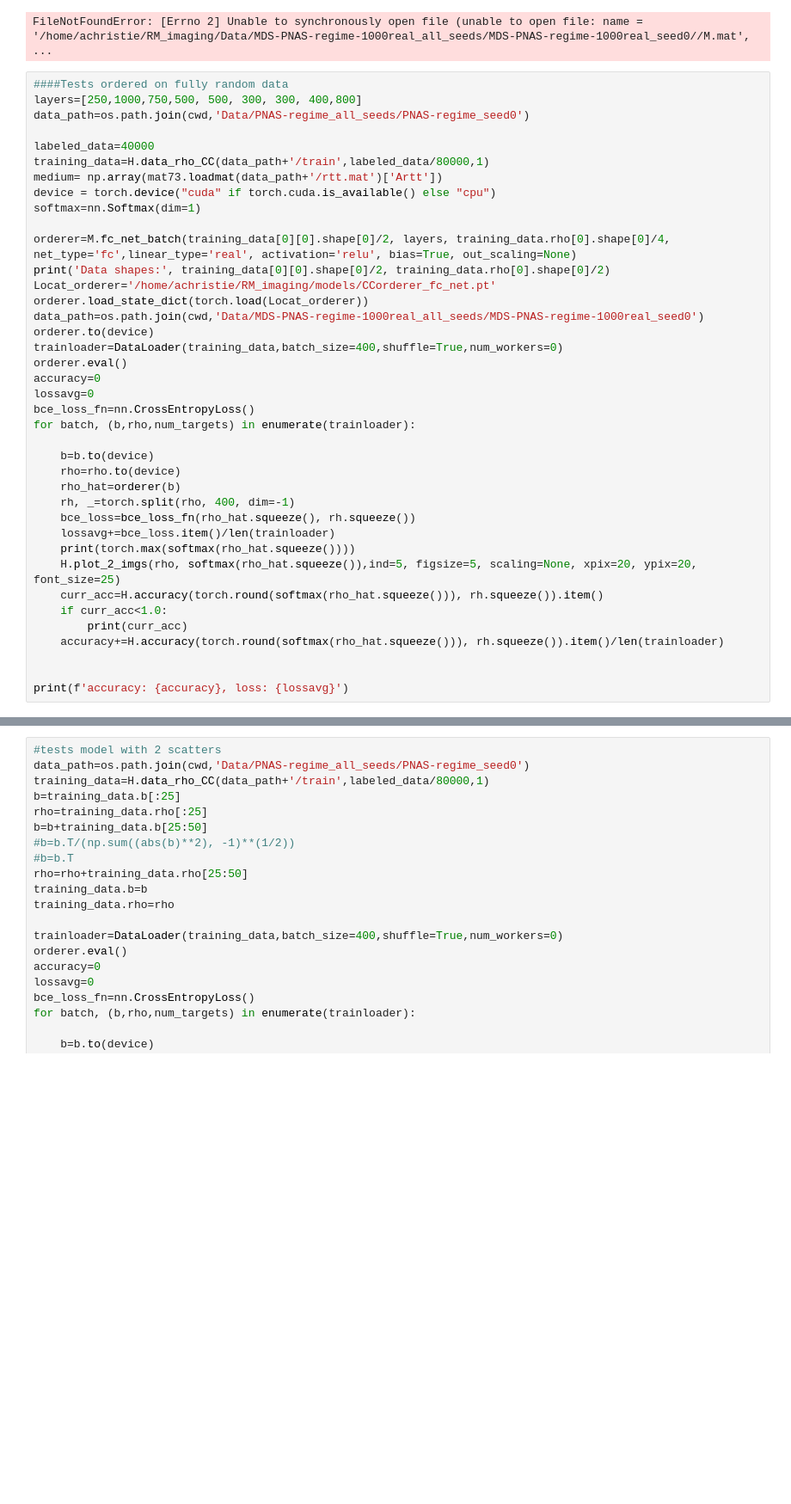
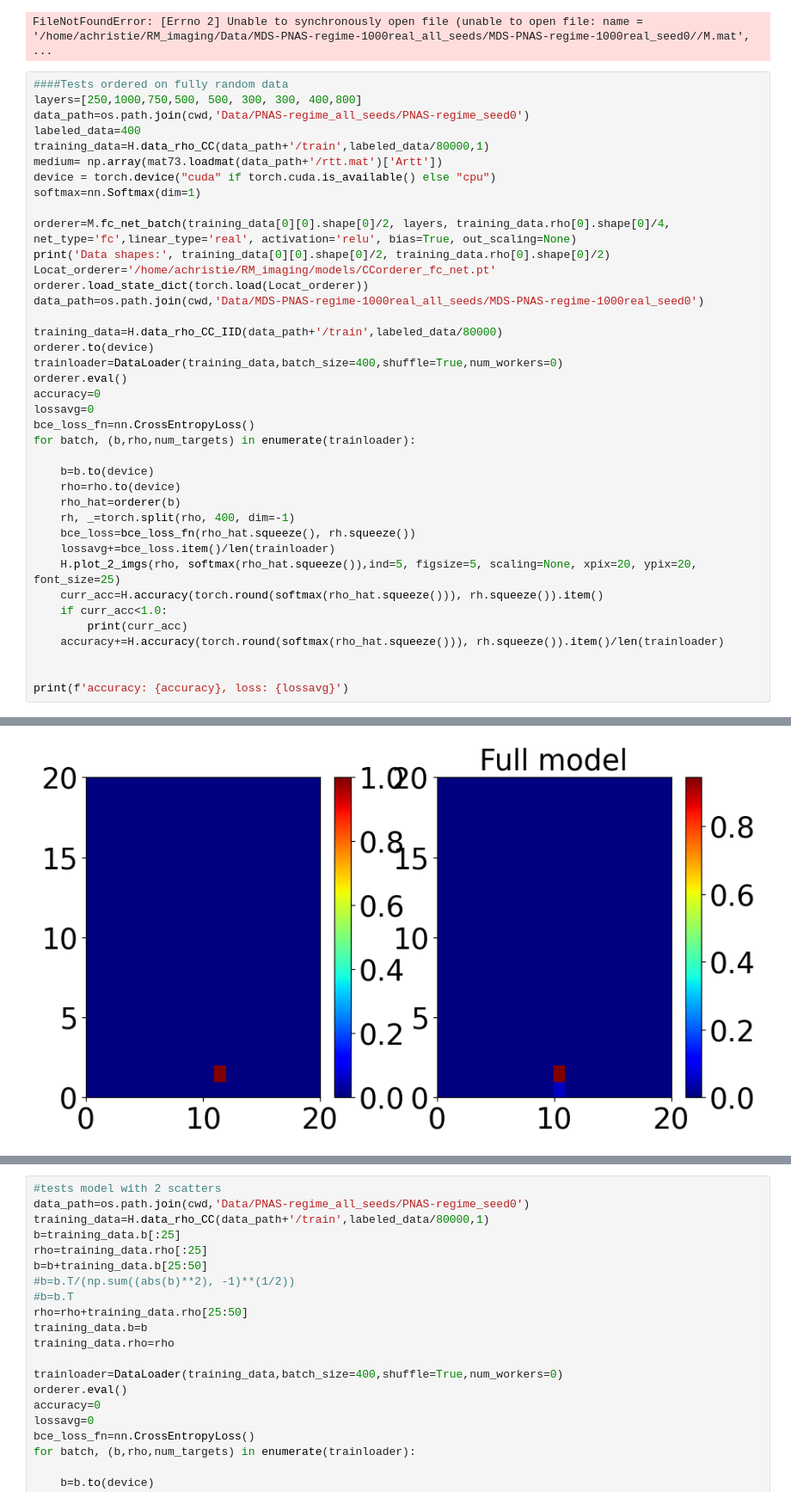
Before and after one commit to alexei-novikov/RM_imaging, a Jupyter notebook: multi_dict.ipynb, the cells around one changed output, grey strips where cells are left out. Shown at 86% size. Drawn from its saved outputs; the diff is of its cells as text; blank space fills up the shorter version.

```diff
--- a/multi_dict.ipynb
+++ b/multi_dict.ipynb
@@ -504,8 +507,7 @@ FileNotFoundError: [Errno 2] Unable to synchronously open file (unable to open f
 ####Tests ordered on fully random data
 layers=[250,1000,750,500, 500, 300, 300, 400,800]
 data_path=os.path.join(cwd,'Data/PNAS-regime_all_seeds/PNAS-regime_seed0')
-
-labeled_data=40000
+labeled_data=400
 training_data=H.data_rho_CC(data_path+'/train',labeled_data/80000,1)
 medium= np.array(mat73.loadmat(data_path+'/rtt.mat')['Artt'])
 device = torch.device("cuda" if torch.cuda.is_available() else "cpu")
@@ -516,6 +518,8 @@ print('Data shapes:', training_data[0][0].shape[0]/2, training_data.rho[0].shape
 Locat_orderer='/home/achristie/RM_imaging/models/CCorderer_fc_net.pt'
 orderer.load_state_dict(torch.load(Locat_orderer))
 data_path=os.path.join(cwd,'Data/MDS-PNAS-regime-1000real_all_seeds/MDS-PNAS-regime-1000real_seed0')
+
+training_data=H.data_rho_CC_IID(data_path+'/train',labeled_data/80000)
 orderer.to(device)
 trainloader=DataLoader(training_data,batch_size=400,shuffle=True,num_workers=0)
 orderer.eval()
@@ -530,7 +534,6 @@ for batch, (b,rho,num_targets) in enumerate(trainloader):
     rh, _=torch.split(rho, 400, dim=-1)
     bce_loss=bce_loss_fn(rho_hat.squeeze(), rh.squeeze())
     lossavg+=bce_loss.item()/len(trainloader)
-    print(torch.max(softmax(rho_hat.squeeze())))
     H.plot_2_imgs(rho, softmax(rho_hat.squeeze()),ind=5, figsize=5, scaling=None, xpix=20, ypix=20, font_size=25)
     curr_acc=H.accuracy(torch.round(softmax(rho_hat.squeeze())), rh.squeeze()).item()
     if curr_acc<1.0:
@@ -543,0 +549 @@ No medium found
+[figure, added]
```
Also changed, not shown: parts of 4 cells of this notebook.
